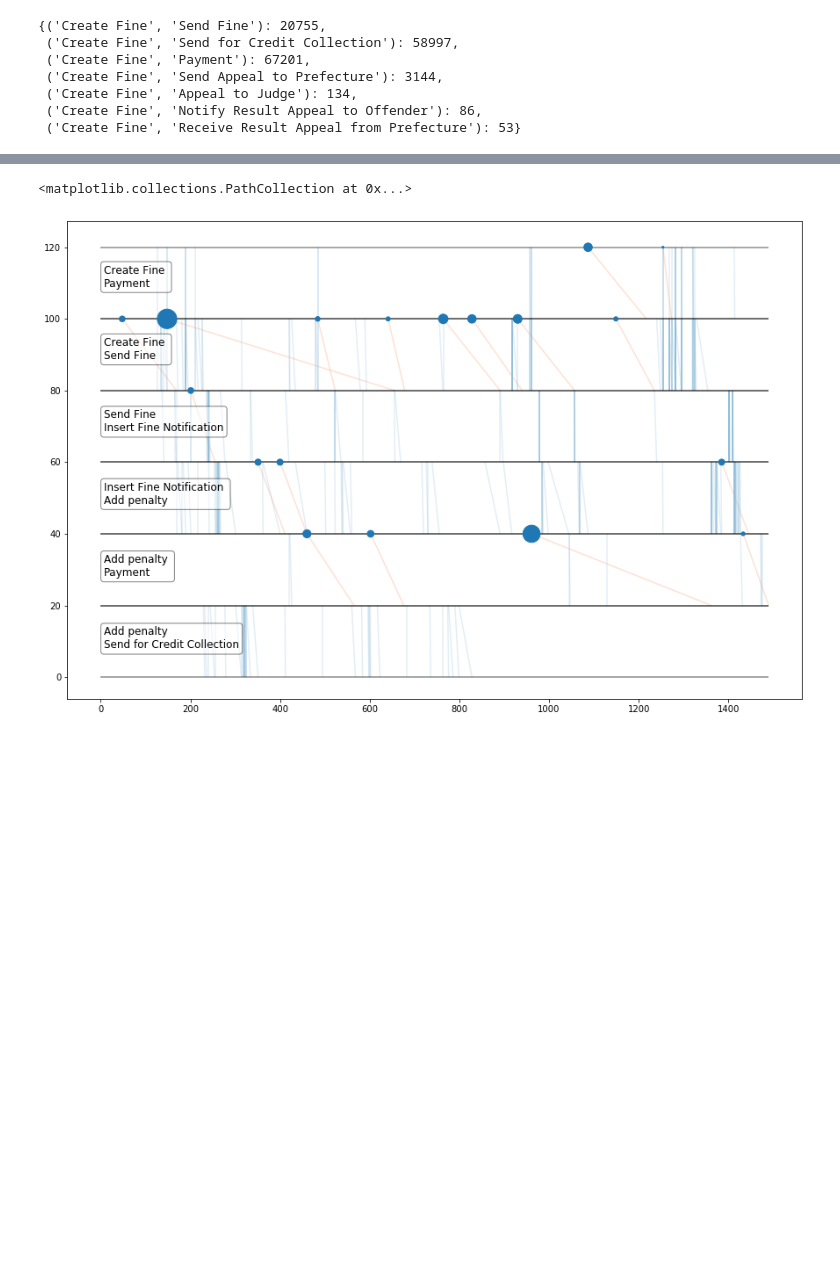
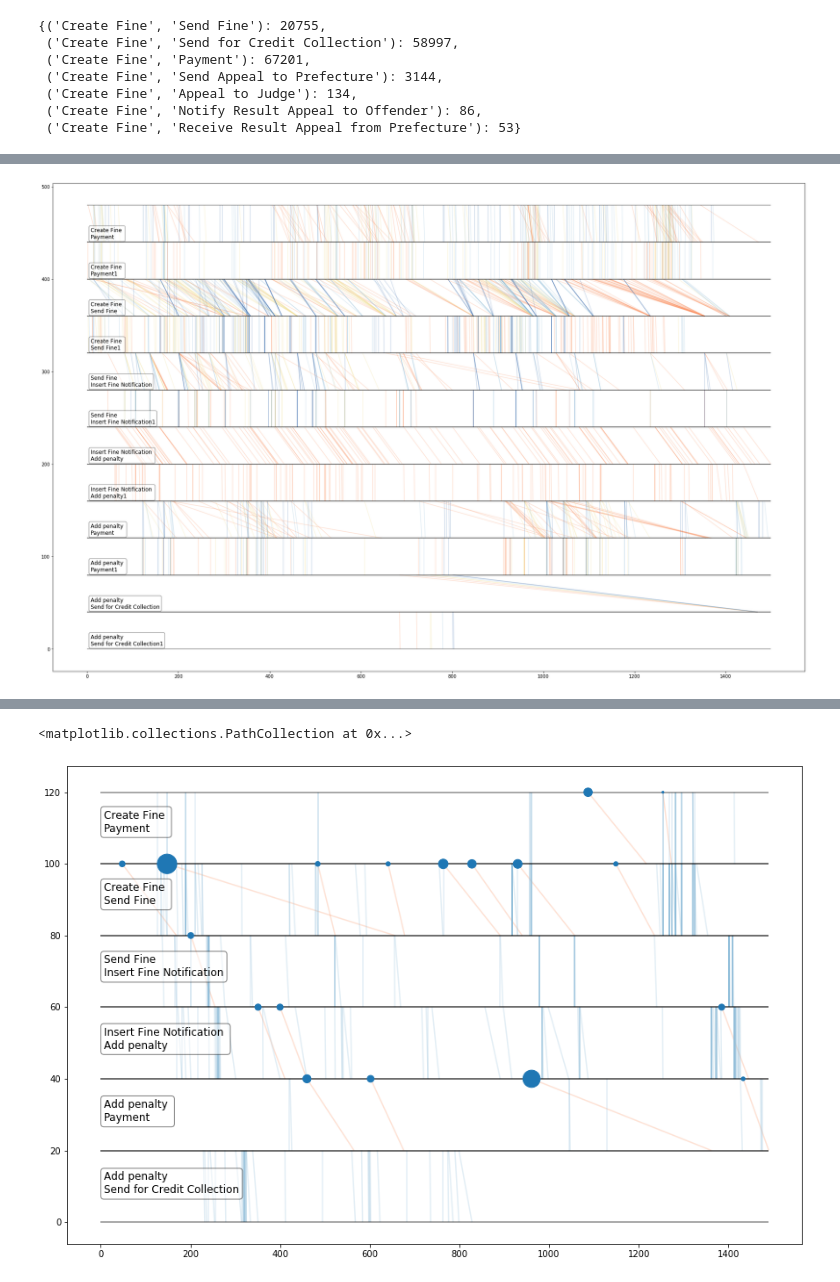
Before and after one commit to tomvmeer/PF4PY, a Jupyter notebook: Performance Spectrum.ipynb, the cells around one changed output, grey strips where cells are left out. Drawn from its saved outputs; the diff is of its cells as text; code cells hidden in the pictures; blank space fills up the shorter version.

```diff
--- a/Performance Spectrum.ipynb
+++ b/Performance Spectrum.ipynb
@@ -39,0 +82,5 @@ segments[-1], segments[-2] = segments[-2], segments[-1]
+# %%
+for i in range(len(segments)):
+    new_rows = df[df['segment_index'] == i*2][cols].copy()
+    new_rows['segment_index'] = i*2+1
+    rf.pf = rf.pf.append(new_rows, sort=True)
@@ -39,0 +120,9 @@ segments[-1], segments[-2] = segments[-2], segments[-1]
+# %%
+class_colors = [(69/256, 117/256, 180/256), (145/256, 191/256, 219/256), (243/256, 224/256, 144/256),
+                (252/256, 141/256, 89/256)]
+outlier_workers = list(dict(df.groupby('resource')['waiting_time'].sum().sort_values(ascending=False)).keys())[:1]
+mask = (rf.pf['resource'].isin(outlier_workers))  & (rf.pf['class'] == 0) #& outliers
+fig, ax = plt.subplots(figsize=[30,20])
+rf.plot_performance_spectrum(class_colors, ax, mask=mask, compare='local', classifier=rf.classify_duration_hist, args=[4], metric='duration')
+# %% [output]
+[figure, added]
```
Also changed, not shown: parts of 25 cells of this notebook, 1 other file.
